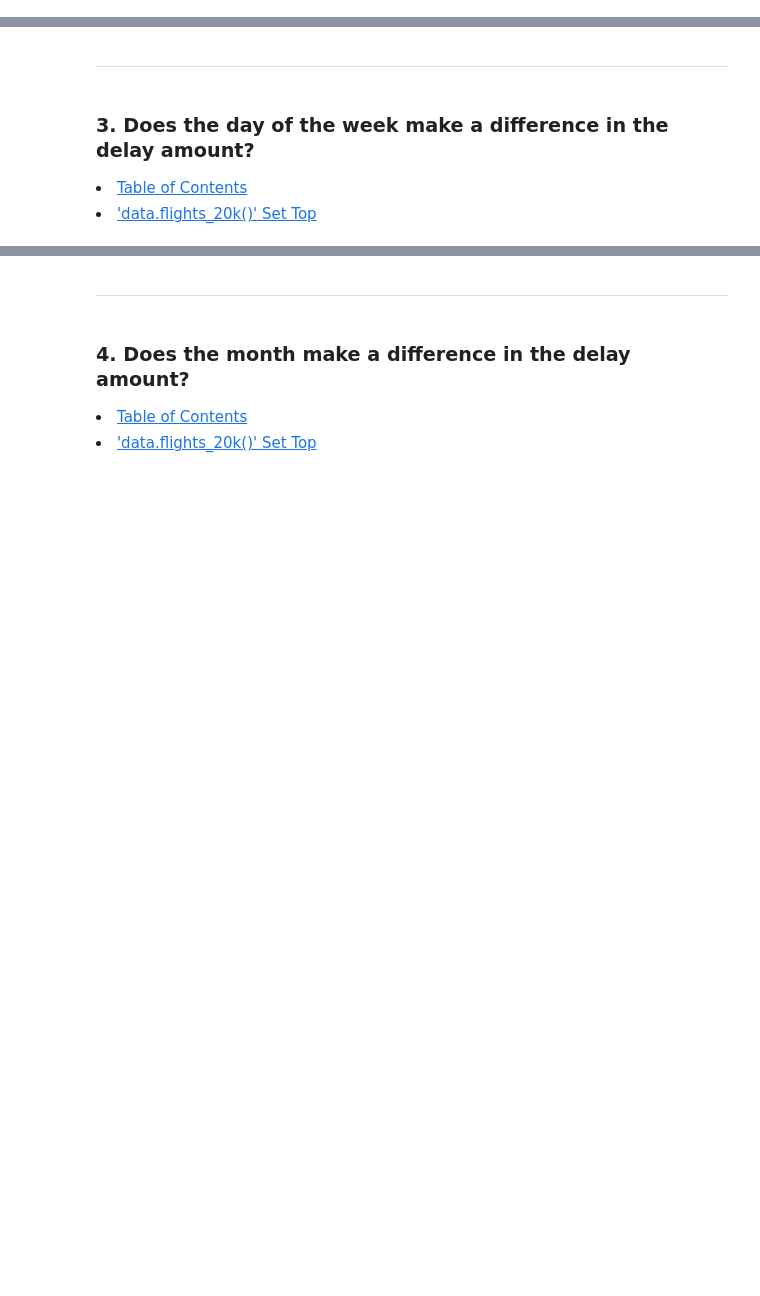
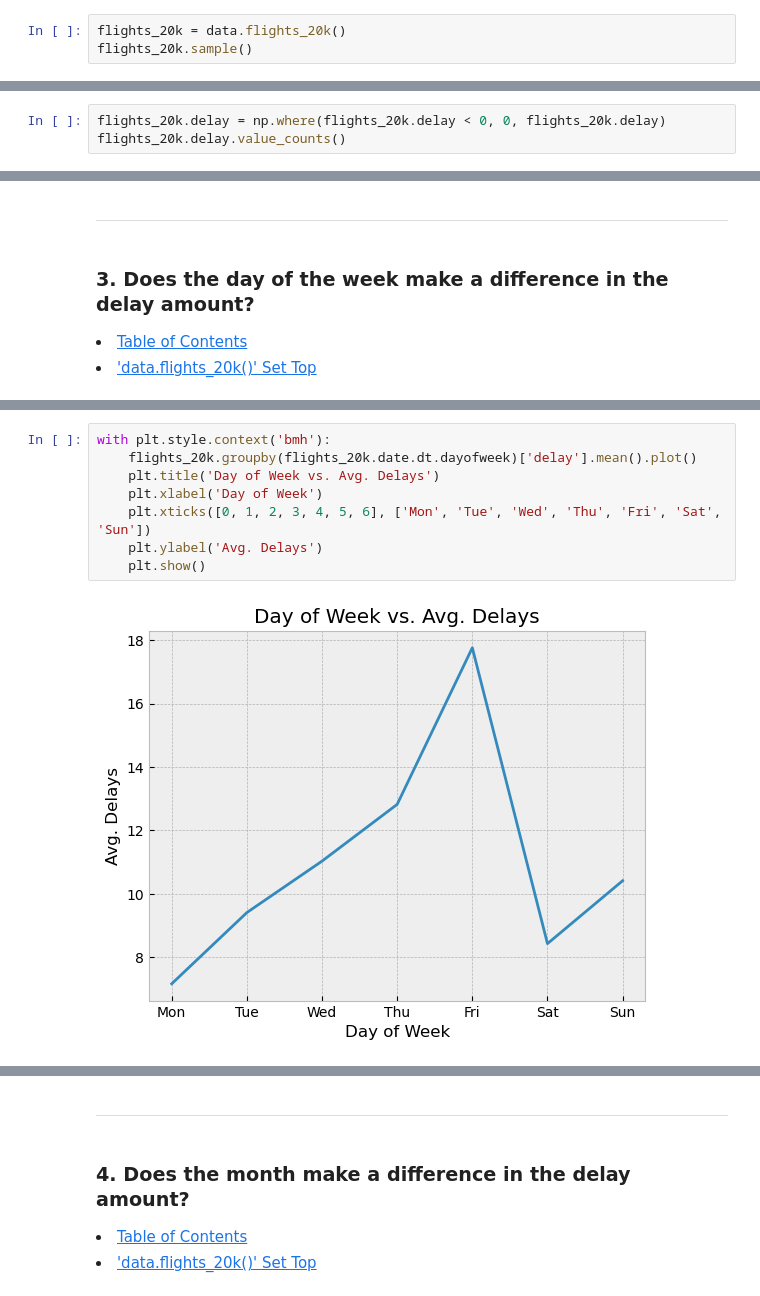
Before and after one commit to Jared-Wood135/time-series-exercises, a Jupyter notebook: working_with_time_series_data.ipynb, the cells around one changed output, grey strips where cells are left out. Drawn from its saved outputs; the diff is of its cells as text; blank space fills up the shorter version.

```diff
--- a/working_with_time_series_data.ipynb
+++ b/working_with_time_series_data.ipynb
@@ -407,3 +398,6 @@ seattle_weather[seattle_weather.precipitation != 0].groupby([seattle_weather.dat
 data.flights_20k()
 
 Use the above dataset for the following exercises:
+# %%
+flights_20k = data.flights_20k()
+flights_20k.sample()
@@ -413,3 +410,6 @@ Use the above dataset for the following exercises:
 
 <li><a href='#TableOfContents'>Table of Contents</a></li>
 <li><a href='#set3'>'data.flights_20k()' Set Top</a></li>
+# %%
+flights_20k.delay = np.where(flights_20k.delay < 0, 0, flights_20k.delay)
+flights_20k.delay.value_counts()
@@ -431,0 +472,10 @@ Use the above dataset for the following exercises:
+# %%
+with plt.style.context('bmh'):
+    flights_20k.groupby(flights_20k.date.dt.dayofweek)['delay'].mean().plot()
+    plt.title('Day of Week vs. Avg. Delays')
+    plt.xlabel('Day of Week')
+    plt.xticks([0, 1, 2, 3, 4, 5, 6], ['Mon', 'Tue', 'Wed', 'Thu', 'Fri', 'Sat', 'Sun'])
+    plt.ylabel('Avg. Delays')
+    plt.show()
+# %% [output]
+[figure, added]
```
Also changed, not shown: parts of 32 cells of this notebook.
